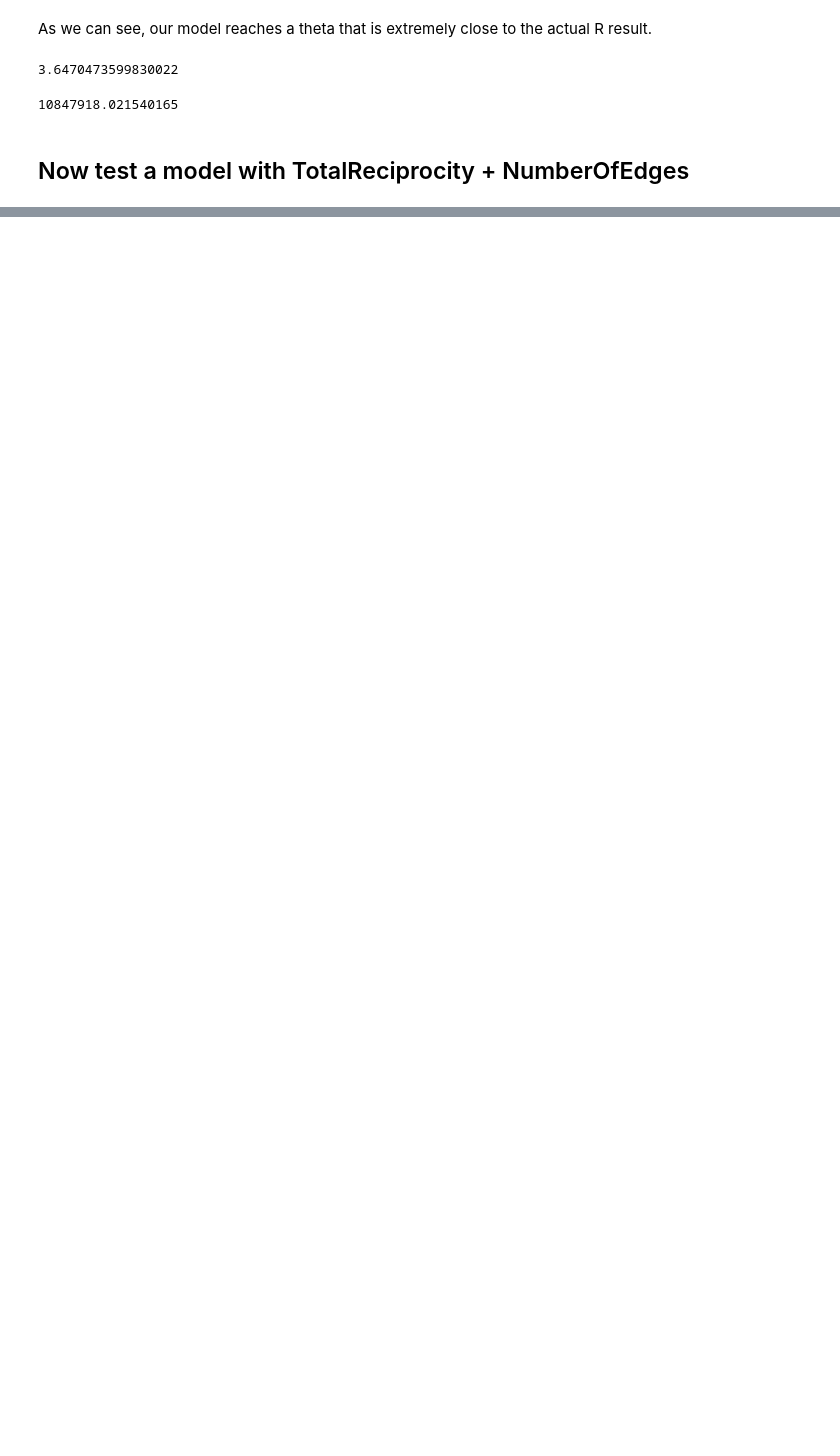
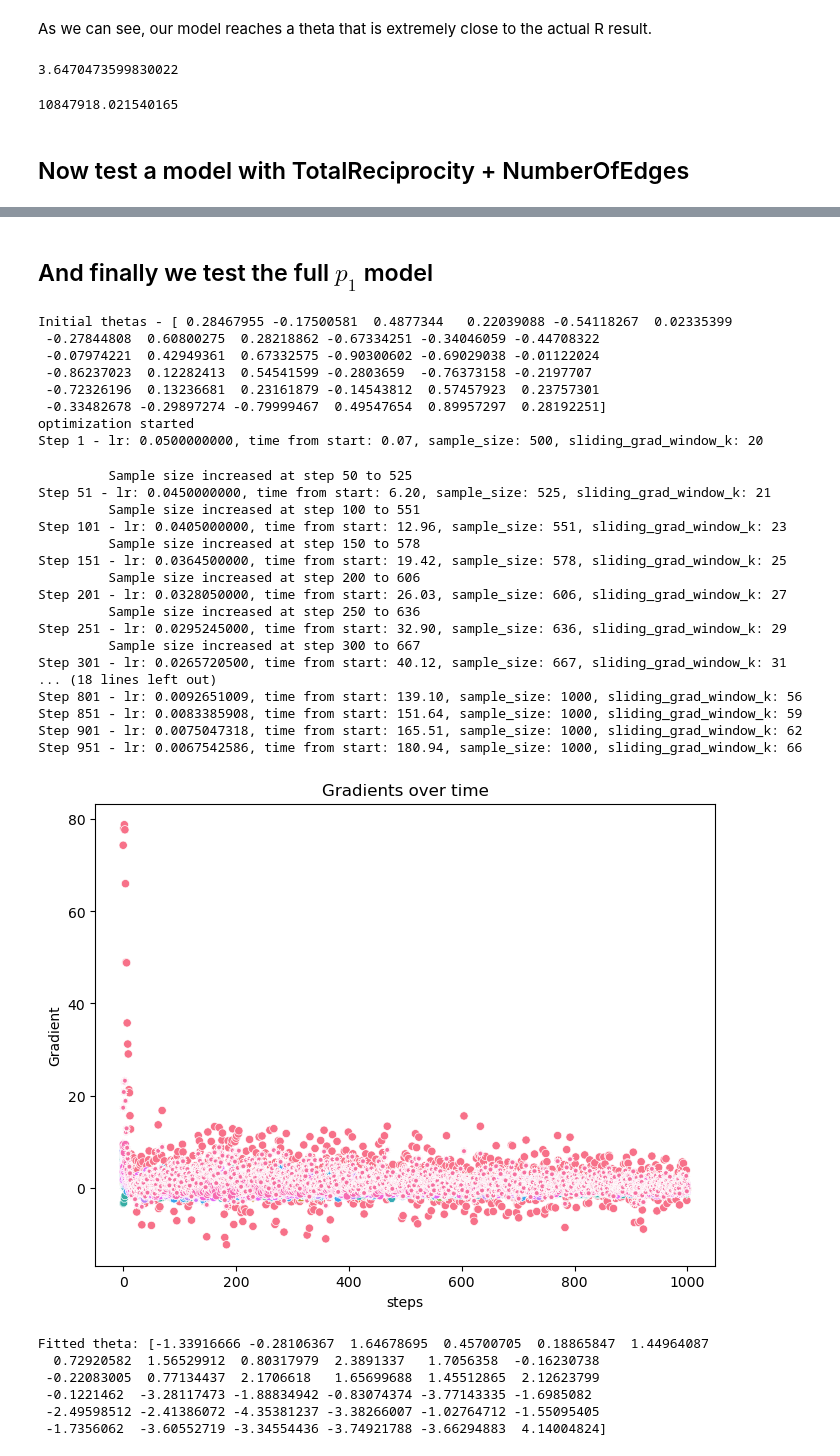
Before and after one commit to tomtalp/pyERGM, a Jupyter notebook: examples/first_example.ipynb, the cells around one changed output, grey strips where cells are left out. Drawn from its saved outputs; the diff is of its cells as text; code cells hidden in the pictures; blank space fills up the shorter version.

```diff
--- a/examples/first_example.ipynb
+++ b/examples/first_example.ipynb
@@ -111,0 +180,64 @@ min(hotelling)
+# %% [markdown]
+## And finally we test the full $p_1$ model
+# %%
+n = sampson_matrix.shape[0]
+is_directed = True
+
+
+
+estimated_p_seed = np.sum(sampson_matrix) / (n*(n-1))
+
+metrics = [NumberOfEdgesDirected(), OutDegree(), InDegree(), TotalReciprocity()]
+
+fitted_model = ERGM(n, metrics, is_directed=is_directed, sample_size=500, n_mcmc_steps=20, seed_MCMC_proba=estimated_p_seed)
+
+# convergence_criterion = "zero_grad_norm"
+convergence_criterion = "hotelling"
+grads, hotelling = fitted_model.fit(sampson_matrix, lr=0.05, opt_steps=1000,
+                         lr_decay_pct=0.1, steps_for_decay=50,
+                         sliding_grad_window_k=20, sample_pct_growth=0.05,
+                         convergence_criterion=convergence_criterion,
+                         optimization_method="newton_raphson",
+                         hotelling_confidence=0.95
+                         )
+
+fig, ax = plt.subplots(figsize=(8, 6))
+sns.scatterplot(grads, ax=ax, legend=False)
+ax.set(xlabel='steps', ylabel='Gradient')
+ax.set_title("Gradients over time")
+plt.show()
+
+print(f"Fitted theta: {fitted_model._thetas}")
+# %% [output]
+Initial thetas - [ 0.28467955 -0.17500581  0.4877344   0.22039088 -0.54118267  0.02335399
+ -0.27844808  0.60800275  0.28218862 -0.67334251 -0.34046059 -0.44708322
+ -0.07974221  0.42949361  0.67332575 -0.90300602 -0.69029038 -0.01122024
+ -0.86237023  0.12282413  0.54541599 -0.2803659  -0.76373158 -0.2197707
+ -0.72326196  0.13236681  0.23161879 -0.14543812  0.57457923  0.23757301
+ -0.33482678 -0.29897274 -0.79999467  0.49547654  0.89957297  0.28192251]
+optimization started
+Step 1 - lr: 0.0500000000, time from start: 0.07, sample_size: 500, sliding_grad_window_k: 20
+         Sample size increased at step 50 to 525
+Step 51 - lr: 0.0450000000, time from start: 6.20, sample_size: 525, sliding_grad_window_k: 21
+         Sample size increased at step 100 to 551
+Step 101 - lr: 0.0405000000, time from start: 12.96, sample_size: 551, sliding_grad_window_k: 23
+         Sample size increased at step 150 to 578
+Step 151 - lr: 0.0364500000, time from start: 19.42, sample_size: 578, sliding_grad_window_k: 25
+         Sample size increased at step 200 to 606
+Step 201 - lr: 0.0328050000, time from start: 26.03, sample_size: 606, sliding_grad_window_k: 27
+         Sample size increased at step 250 to 636
+Step 251 - lr: 0.0295245000, time from start: 32.90, sample_size: 636, sliding_grad_window_k: 29
+         Sample size increased at step 300 to 667
+Step 301 - lr: 0.0265720500, time from start: 40.12, sample_size: 667, sliding_grad_window_k: 31
+... (18 lines left out)
+Step 801 - lr: 0.0092651009, time from start: 139.10, sample_size: 1000, sliding_grad_window_k: 56
+Step 851 - lr: 0.0083385908, time from start: 151.64, sample_size: 1000, sliding_grad_window_k: 59
+Step 901 - lr: 0.0075047318, time from start: 165.51, sample_size: 1000, sliding_grad_window_k: 62
+Step 951 - lr: 0.0067542586, time from start: 180.94, sample_size: 1000, sliding_grad_window_k: 66
+[figure, added]
+Fitted theta: [-1.33916666 -0.28106367  1.64678695  0.45700705  0.18865847  1.44964087
+  0.72920582  1.56529912  0.80317979  2.3891337   1.7056358  -0.16230738
+ -0.22083005  0.77134437  2.1706618   1.65699688  1.45512865  2.12623799
+ -0.1221462  -3.28117473 -1.88834942 -0.83074374 -3.77143335 -1.6985082
+ -2.49598512 -2.41386072 -4.35381237 -3.38266007 -1.02764712 -1.55095405
+ -1.7356062  -3.60552719 -3.34554436 -3.74921788 -3.66294883  4.14004824]
```
Also changed, not shown: parts of 18 cells of this notebook, 1 other file.
